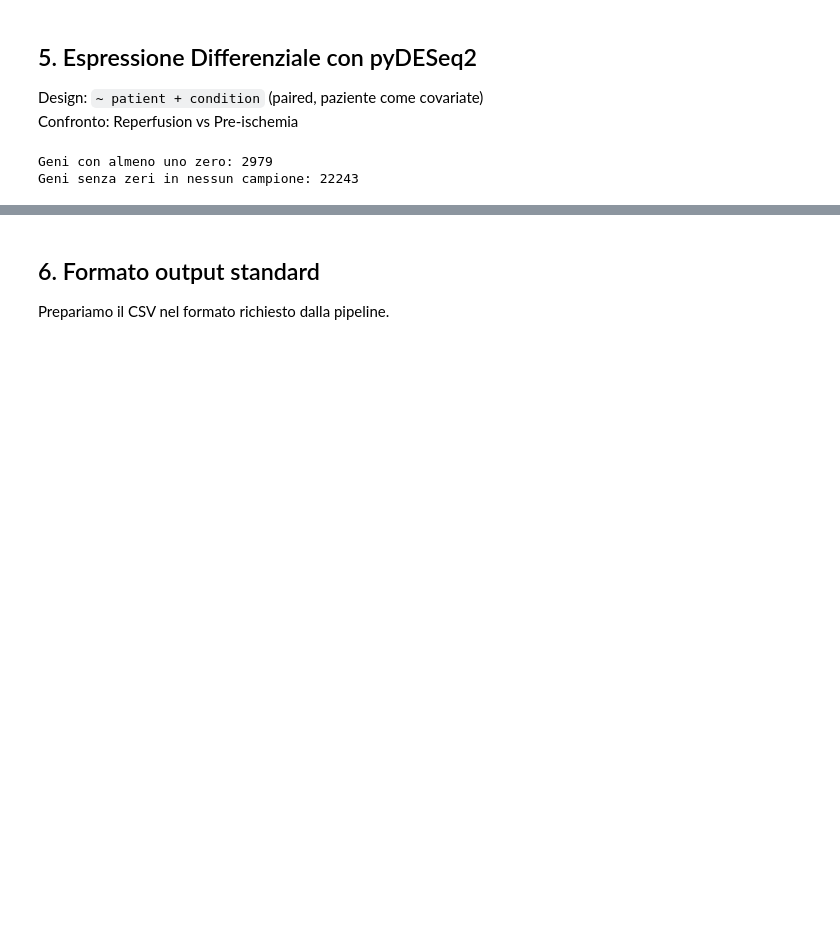
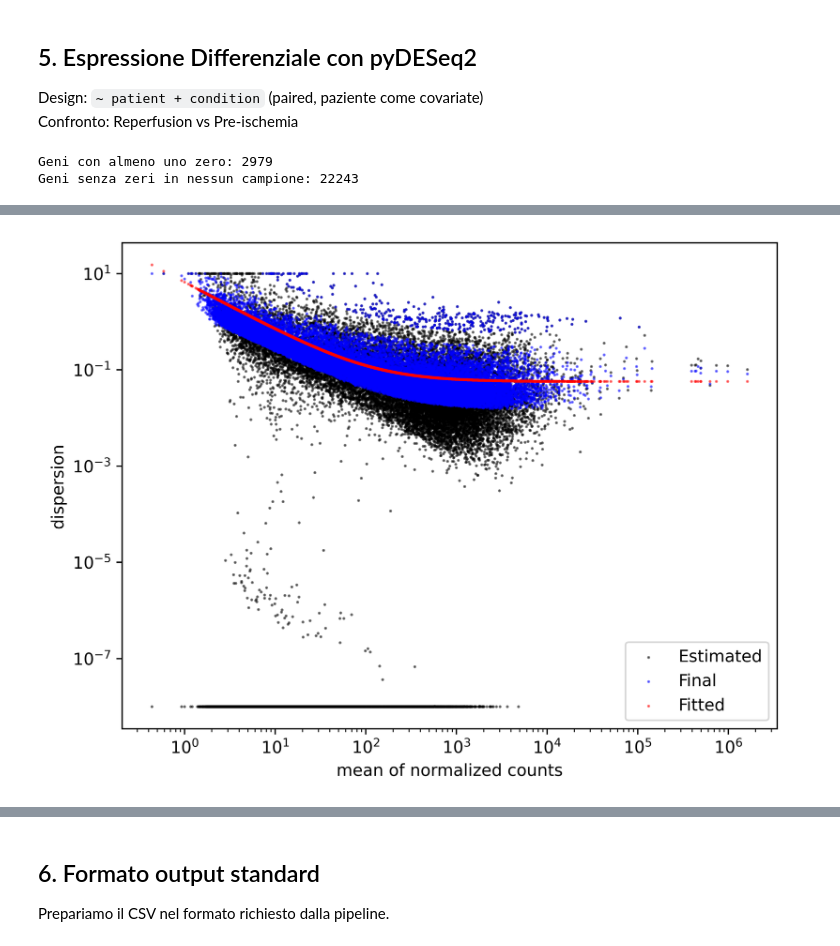
Before and after one commit to roberto-casale/iri_aki_pipeline, a Jupyter notebook: notebooks/fase1_GSE142077_raw.ipynb, the cells around one changed output, grey strips where cells are left out. Drawn from its saved outputs; the diff is of its cells as text; code cells hidden in the pictures; blank space fills up the shorter version.

```diff
--- a/notebooks/fase1_GSE142077_raw.ipynb
+++ b/notebooks/fase1_GSE142077_raw.ipynb
@@ -478,5 +483,9 @@ Calculating cook's distance...
 
 Replacing 0 outlier genes.
+# %%
+dds.plot_dispersions()
+# %% [output]
+[figure, added]
 # %%
 # Estrai risultati: Reperfusion vs Pre-ischemia
 stat_res = DeseqStats(dds, contrast=['condition', 'Reperfusion', 'Pre-ischemia'])
```
Also changed, not shown: parts of 12 cells of this notebook, 5 other files.
